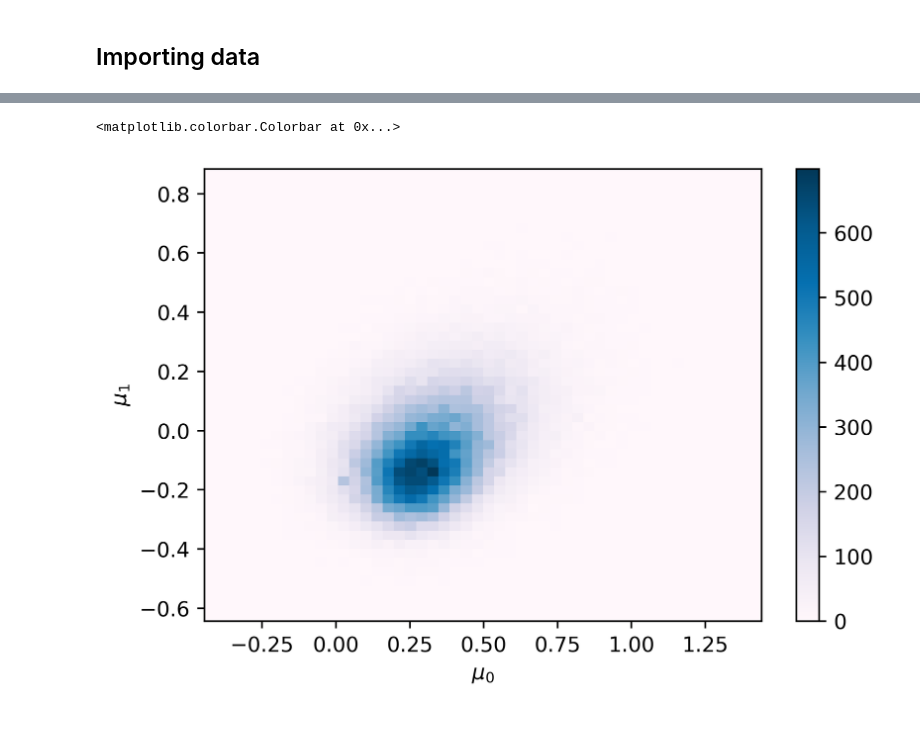
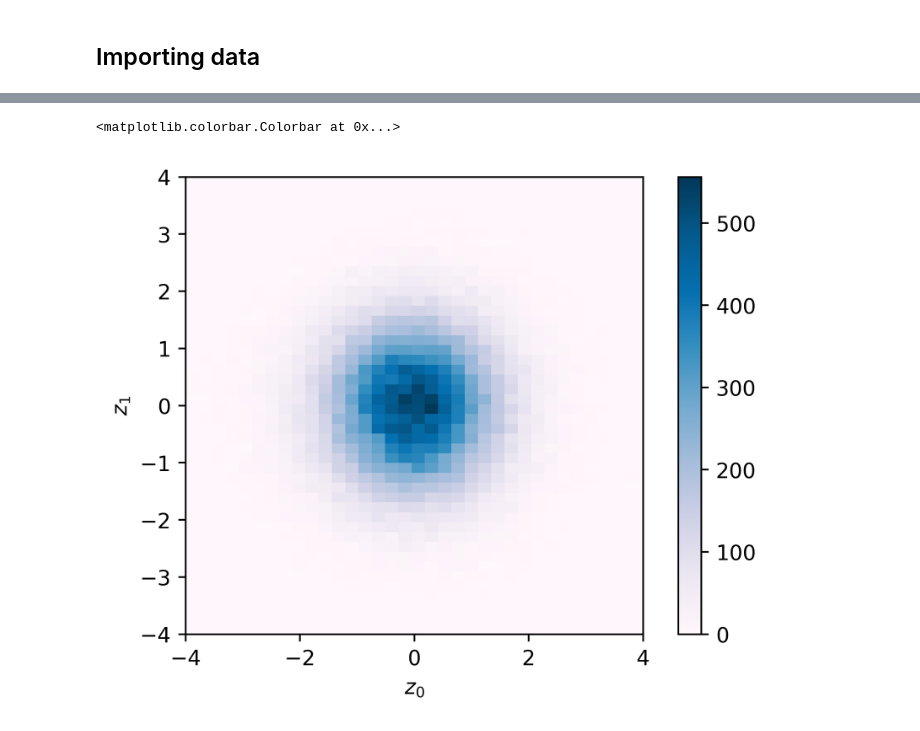
Before and after one commit to EnceladeCandy/Vae-project, a Jupyter notebook: notebooks/latent_space_hist.ipynb, the cells around one changed output, grey strips where cells are left out. Saved outputs shown, nothing was run; the diff lists cells and outputs as text; code cells hidden in the pictures.

```diff
--- a/notebooks/latent_space_hist.ipynb
+++ b/notebooks/latent_space_hist.ipynb
@@ -59,8 +74,11 @@ for i in range(z_dim):
 # %%
-plt.hist2d(z0.numpy(), z1.numpy(), bins = 50, cmap = 'PuBu')
+plt.hist2d(z0.numpy(), z4.numpy(), bins = 50, cmap = 'PuBu')
 plt.xlabel(r"$z_0$")
 plt.ylabel(r"$z_1$")
+plt.gca().set_aspect("equal")
+plt.xlim([-4,4])
+plt.ylim([-4,4])
 plt.colorbar()
 # %% [output]
 <matplotlib.colorbar.Colorbar at 0x...>
-[figure, old version]
+[figure, new version]
```
Also changed, not shown: parts of 8 cells of this notebook, 19 other files.
